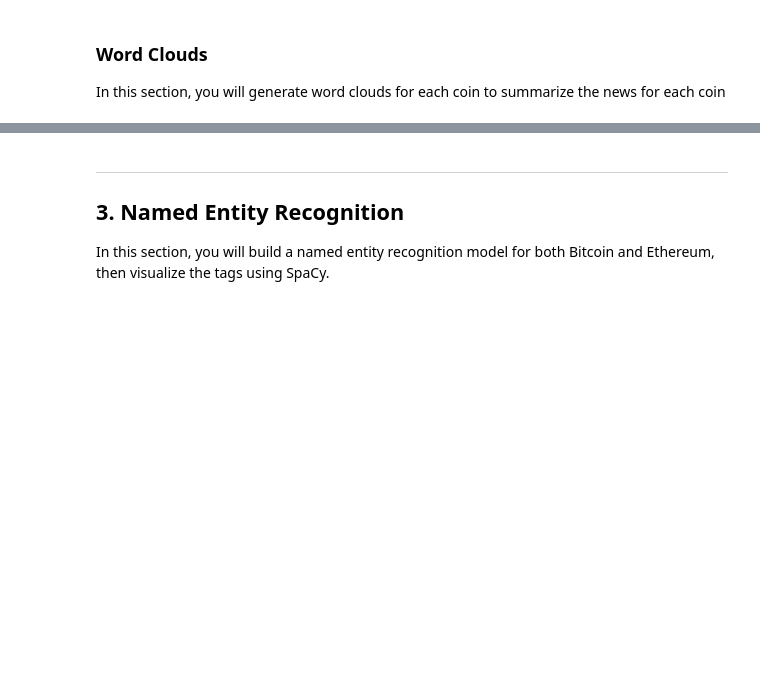
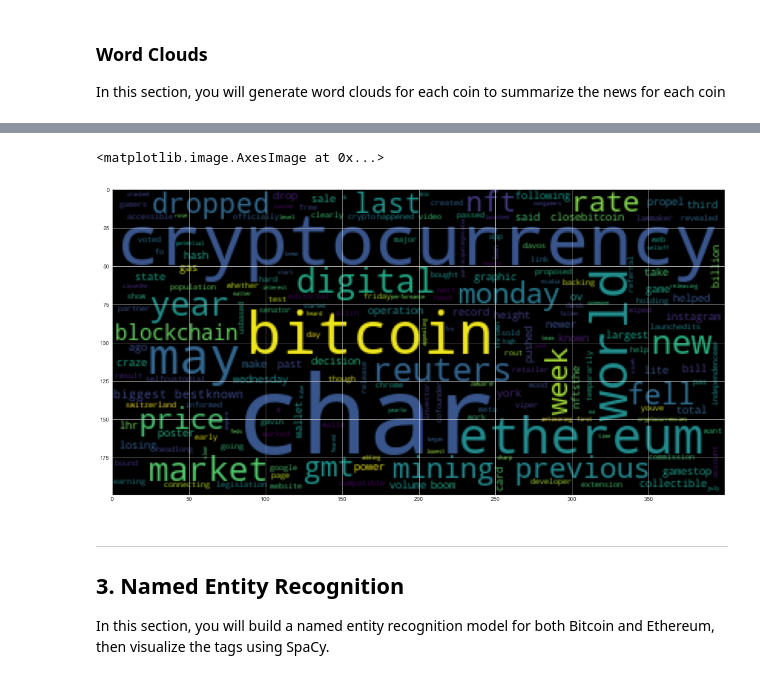
Before and after one commit to DDEEEVV/Natural_Language_Processing-HW, a Jupyter notebook: Starter_Code/crypto_sentiment.ipynb, the cells around one changed output, grey strips where cells are left out. Drawn from its saved outputs; the diff is of its cells as text; code cells hidden in the pictures; blank space fills up the shorter version.

```diff
--- a/Starter_Code/crypto_sentiment.ipynb
+++ b/Starter_Code/crypto_sentiment.ipynb
@@ -243,0 +249,11 @@ def tokenizer(text):
+# %%
+# Create a new tokens column for Ethereum
+eth_tokenized = []
+for text in ethereum_news_df.text:
+
+    words = []
+    words = words + tokenizer(text)
+    eth_tokenized.append(words)
+
+ethereum_news_df["tokens"] = eth_tokenized
+ethereum_news_df.head()
@@ -243,0 +267,3 @@ def tokenizer(text):
+# %%
+eth_tokenized_list = [item for elem in eth_tokenized for item in elem]
+eth_tokenized_list[:5]
@@ -291,3 +383,11 @@ mpl.rcParams['figure.figsize'] = [20.0, 10.0]
+# %%
+# Generate the Ethereum word cloud
+eth_all_in = " ".join([str(word) for word in eth_tokenized_list])
+wc_eth = WordCloud().generate(eth_all_in)
+plt.imshow(wc_eth)
+# %% [output]
+<matplotlib.image.AxesImage at 0x...>
+[figure, added]
 # %% [markdown]
 ---
 ## 3. Named Entity Recognition
```
Also changed, not shown: parts of 31 cells of this notebook.
